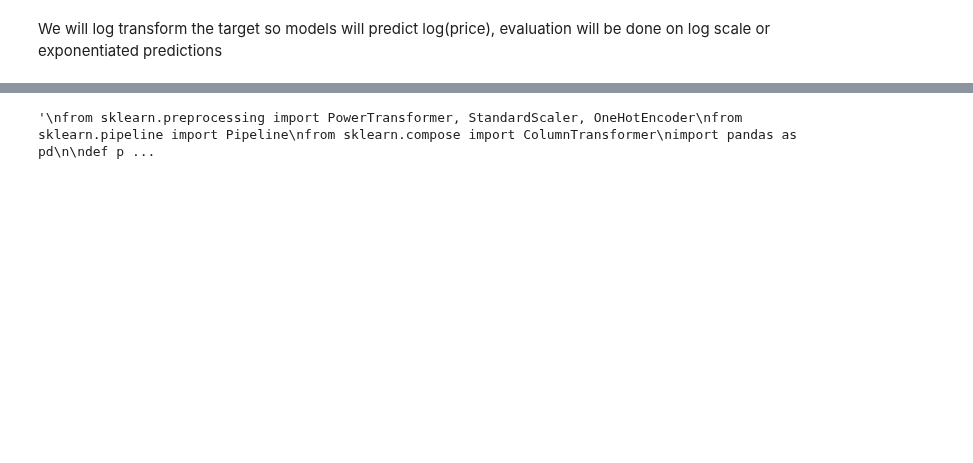
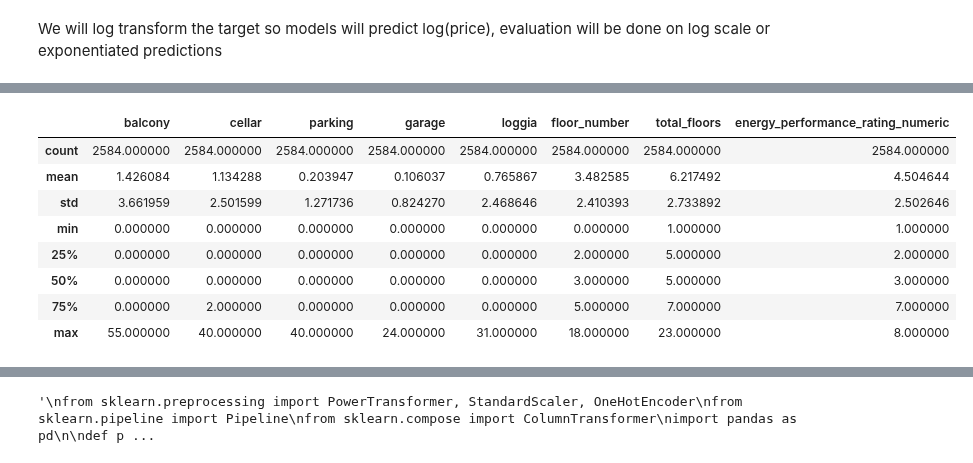
Before and after one commit to vinechai/sreality_EDA, a Jupyter notebook: notebooks/04_split_and_pre_modeling.ipynb, the cells around one changed output, grey strips where cells are left out. Drawn from its saved outputs; the diff is of its cells as text; code cells hidden in the pictures; blank space fills up the shorter version.

```diff
--- a/notebooks/04_split_and_pre_modeling.ipynb
+++ b/notebooks/04_split_and_pre_modeling.ipynb
@@ -531,3 +550,4 @@ features_to_remove += ['final_building_approval_year_NA', 'usable_area_NA']
 
 numerical = [x for x in numerical if x not in features_to_remove]
 continuous = [x for x in continuous if x not in features_to_remove]
+discrete = [x for x in discrete if x not in features_to_remove]
@@ -948,0 +786,8 @@ print(num_keep, cat_keep)
+# %%
+binary = [
+    col for col in discrete
+    if X_train[col].dropna().nunique() == 2
+]
+
+# Remove binaries from discrete
+discrete = [col for col in discrete if col not in binary]
@@ -948,0 +812,12 @@ print(num_keep, cat_keep)
+# %%
+X_train[discrete].describe()
+# %% [output]
+|  | balcony | cellar | parking | garage | loggia | floor_number | total_floors | energy_performance_rating_numeric |
+| count | 2584.000000 | 2584.000000 | 2584.000000 | 2584.000000 | 2584.000000 | 2584.000000 | 2584.000000 | 2584.000000 |
+| mean | 1.426084 | 1.134288 | 0.203947 | 0.106037 | 0.765867 | 3.482585 | 6.217492 | 4.504644 |
+| std | 3.661959 | 2.501599 | 1.271736 | 0.824270 | 2.468646 | 2.410393 | 2.733892 | 2.502646 |
+| min | 0.000000 | 0.000000 | 0.000000 | 0.000000 | 0.000000 | 0.000000 | 1.000000 | 1.000000 |
+| 25% | 0.000000 | 0.000000 | 0.000000 | 0.000000 | 0.000000 | 2.000000 | 5.000000 | 2.000000 |
+| 50% | 0.000000 | 0.000000 | 0.000000 | 0.000000 | 0.000000 | 3.000000 | 5.000000 | 3.000000 |
+| 75% | 0.000000 | 2.000000 | 0.000000 | 0.000000 | 0.000000 | 5.000000 | 7.000000 | 7.000000 |
+| max | 55.000000 | 40.000000 | 40.000000 | 24.000000 | 31.000000 | 18.000000 | 23.000000 | 8.000000 |
```
Also changed, not shown: parts of 65 cells of this notebook.
